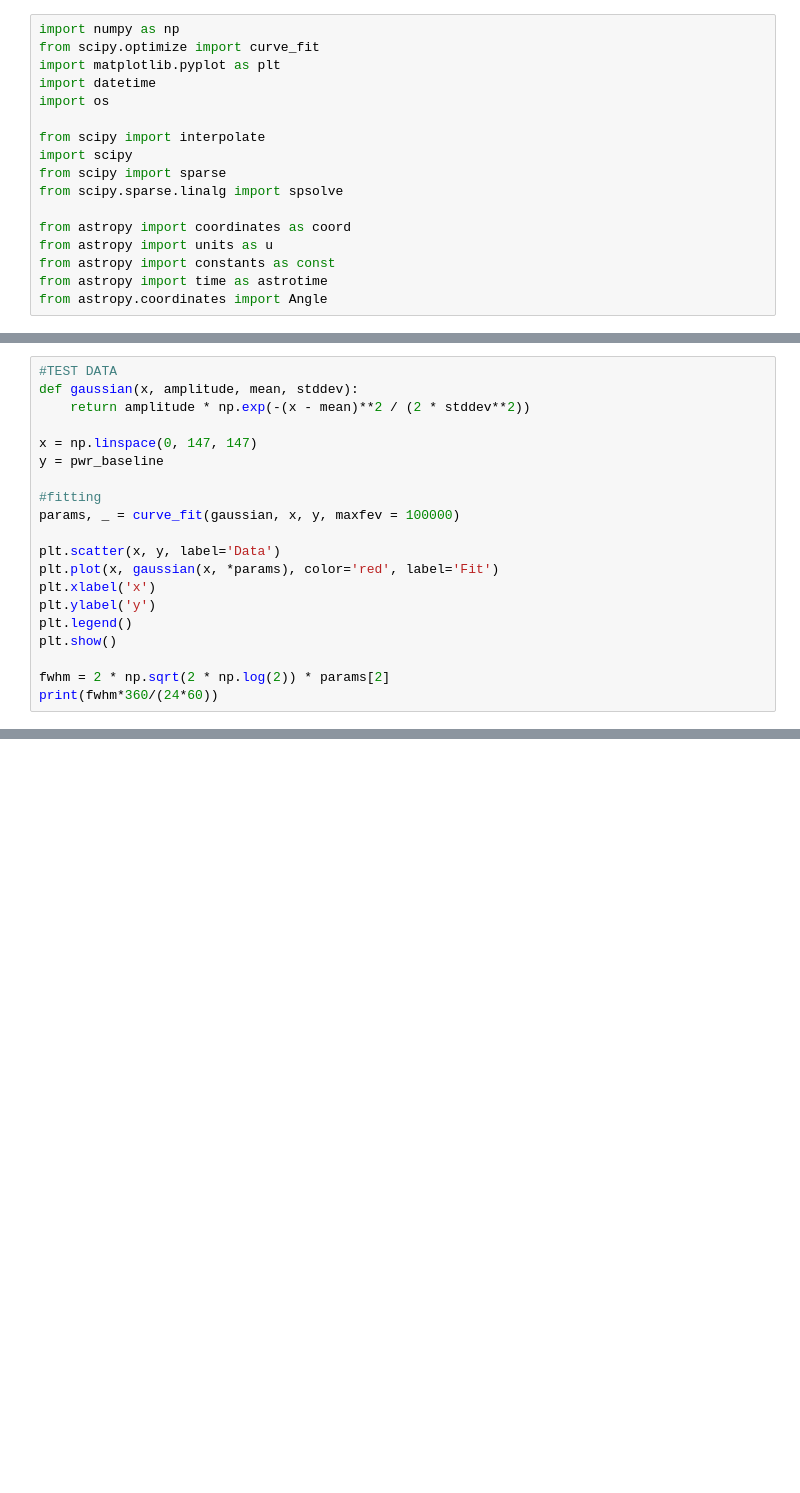
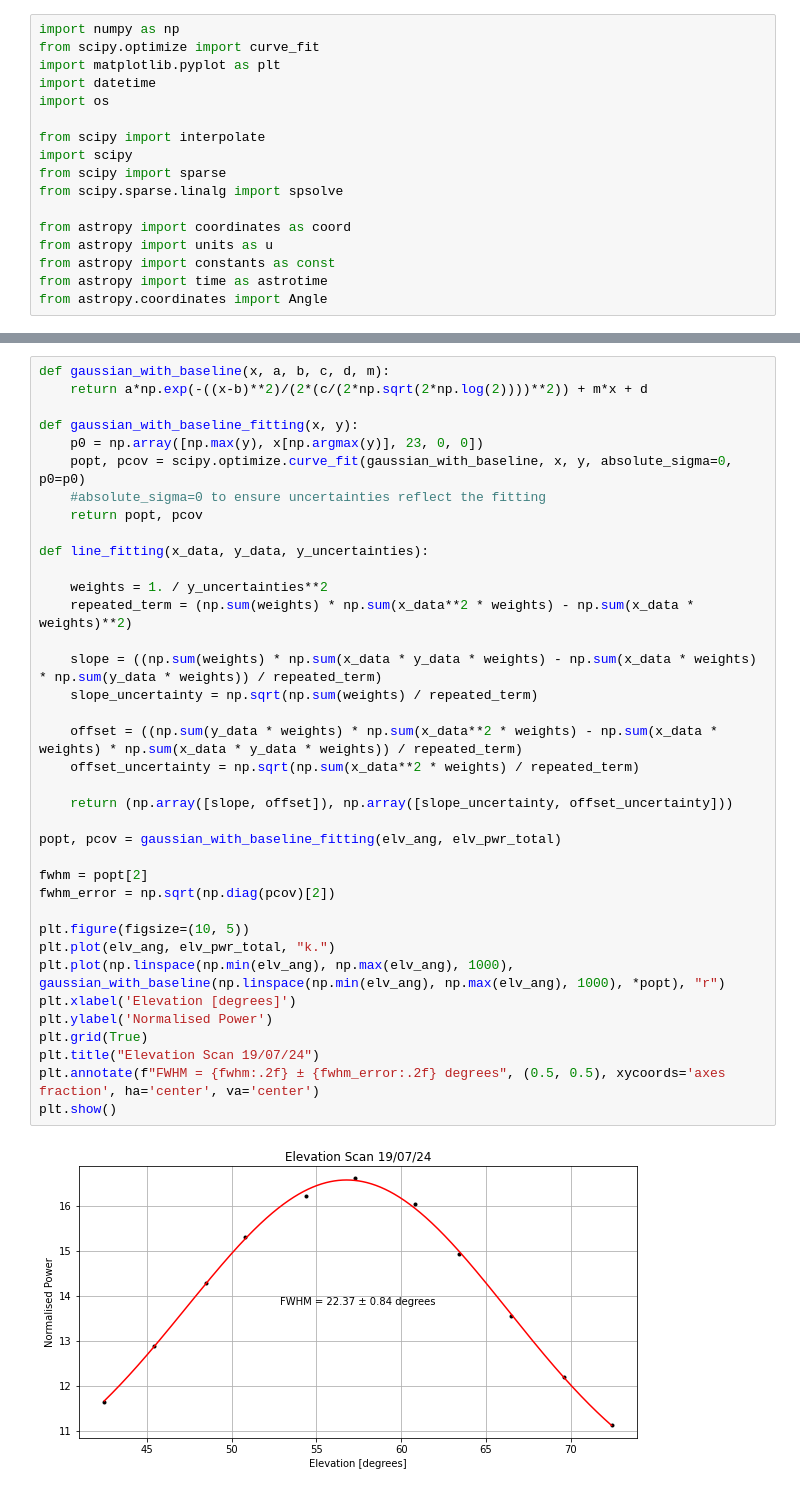
Before and after one commit to louis-hurrey/L-BASS, a Jupyter notebook: elevation_scan.ipynb, the cells around one changed output, grey strips where cells are left out. Drawn from its saved outputs; the diff is of its cells as text; blank space fills up the shorter version.

Commit message:
s7 LAB and elevation scan

```diff
--- a/elevation_scan.ipynb
+++ b/elevation_scan.ipynb
@@ -76,20 +74,0 @@ plt.plot(pwr_baseline)
-# %%
-#TEST DATA
-def gaussian(x, amplitude, mean, stddev):
-    return amplitude * np.exp(-(x - mean)**2 / (2 * stddev**2))
-
-x = np.linspace(0, 147, 147)
-y = pwr_baseline
-
-#fitting
-params, _ = curve_fit(gaussian, x, y, maxfev = 100000)
-
-plt.scatter(x, y, label='Data')
-plt.plot(x, gaussian(x, *params), color='red', label='Fit')
-plt.xlabel('x')
-plt.ylabel('y')
-plt.legend()
-plt.show()
-
-fwhm = 2 * np.sqrt(2 * np.log(2)) * params[2]
-print(fwhm*360/(24*60))
@@ -148,0 +75,39 @@ print(elevation_fit[8][2]*360/(24*60))
+# %%
+def gaussian_with_baseline(x, a, b, c, d, m):
+    return a*np.exp(-((x-b)**2)/(2*(c/(2*np.sqrt(2*np.log(2))))**2)) + m*x + d
+
+def gaussian_with_baseline_fitting(x, y):
+    p0 = np.array([np.max(y), x[np.argmax(y)], 23, 0, 0])
+    popt, pcov = scipy.optimize.curve_fit(gaussian_with_baseline, x, y, absolute_sigma=0, p0=p0)
+    #absolute_sigma=0 to ensure uncertainties reflect the fitting
+    return popt, pcov
+
+def line_fitting(x_data, y_data, y_uncertainties):
+
+    weights = 1. / y_uncertainties**2
+    repeated_term = (np.sum(weights) * np.sum(x_data**2 * weights) - np.sum(x_data * weights)**2)
+
+    slope = ((np.sum(weights) * np.sum(x_data * y_data * weights) - np.sum(x_data * weights) * np.sum(y_data * weights)) / repeated_term)
+    slope_uncertainty = np.sqrt(np.sum(weights) / repeated_term)
+
+    offset = ((np.sum(y_data * weights) * np.sum(x_data**2 * weights) - np.sum(x_data * weights) * np.sum(x_data * y_data * weights)) / repeated_term)
+    offset_uncertainty = np.sqrt(np.sum(x_data**2 * weights) / repeated_term)
+
+    return (np.array([slope, offset]), np.array([slope_uncertainty, offset_uncertainty]))
+
+popt, pcov = gaussian_with_baseline_fitting(elv_ang, elv_pwr_total)
+
+fwhm = popt[2]
+fwhm_error = np.sqrt(np.diag(pcov)[2])
+
+plt.figure(figsize=(10, 5))
+plt.plot(elv_ang, elv_pwr_total, "k.")
+plt.plot(np.linspace(np.min(elv_ang), np.max(elv_ang), 1000), gaussian_with_baseline(np.linspace(np.min(elv_ang), np.max(elv_ang), 1000), *popt), "r")
+plt.xlabel('Elevation [degrees]')
+plt.ylabel('Normalised Power')
+plt.grid(True)
+plt.title("Elevation Scan 19/07/24")
+plt.annotate(f"FWHM = {fwhm:.2f} ± {fwhm_error:.2f} degrees", (0.5, 0.5), xycoords='axes fraction', ha='center', va='center')
+plt.show()
+# %% [output]
+[figure, added]
```
Also changed, not shown: parts of 5 cells of this notebook, 2 other files.
